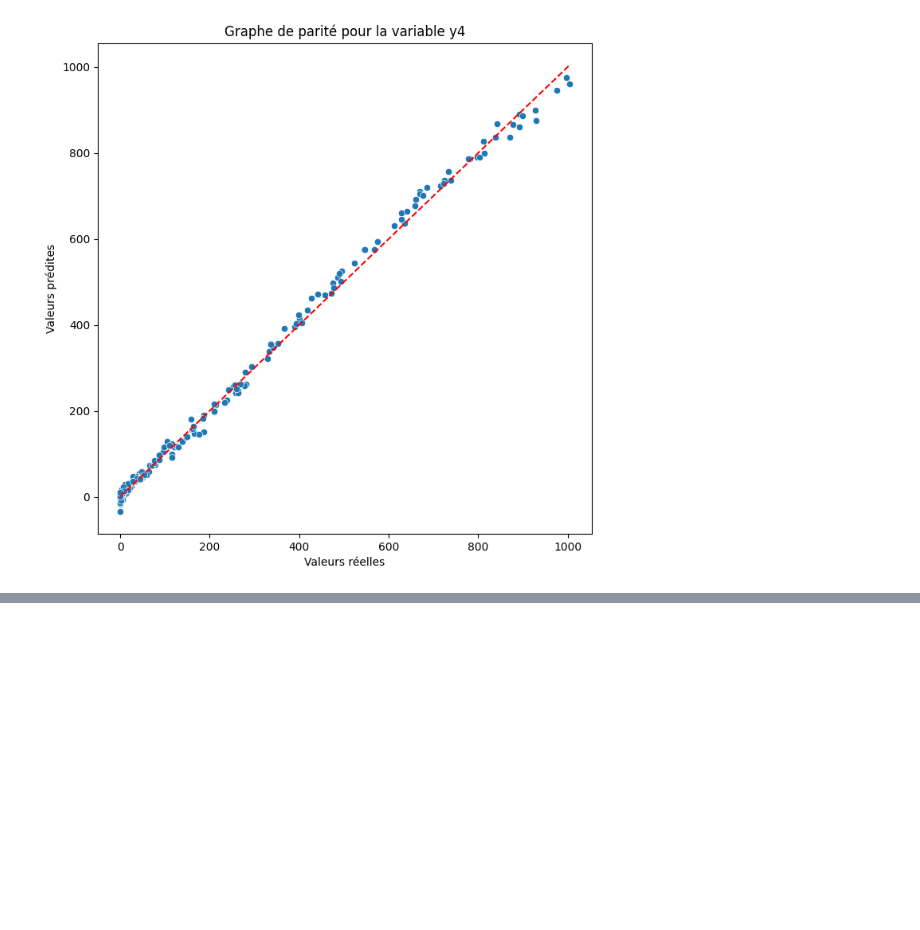
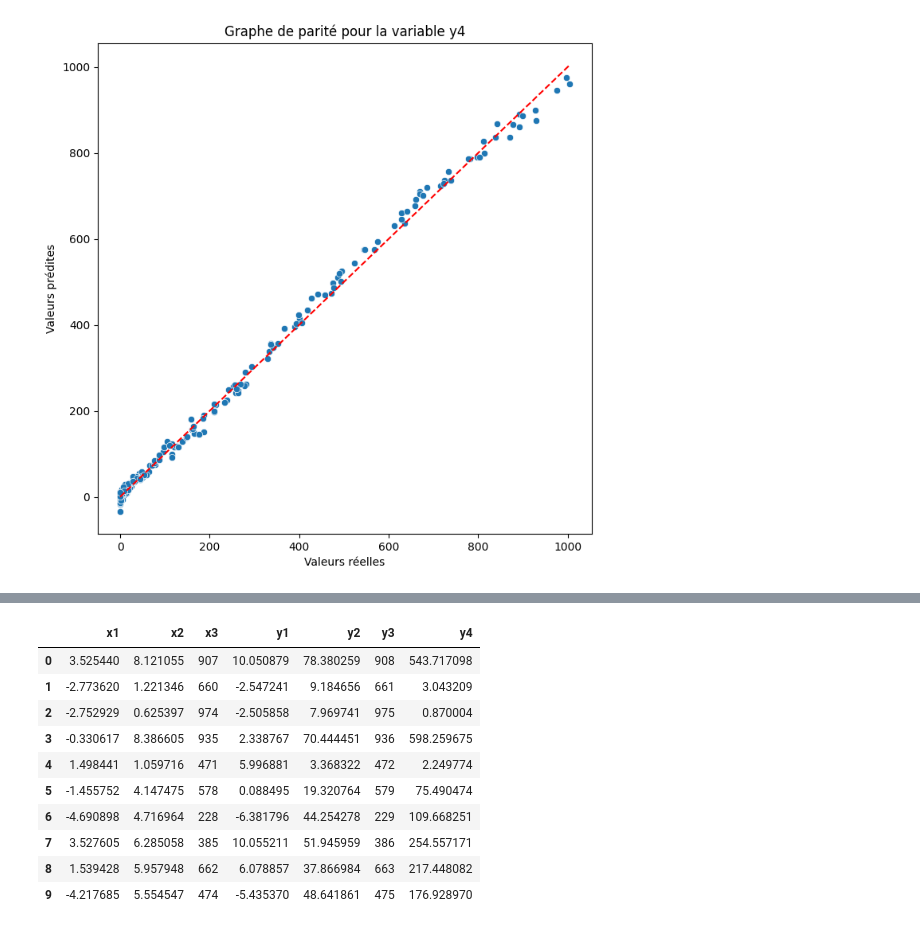
Before and after one commit to Obeksief/GUI_Efectis, a Jupyter notebook: yo.ipynb, the cells around one changed output, grey strips where cells are left out. Cells and saved outputs as stored; diff of their text form; code cells hidden in the pictures; blank space fills up the shorter version.

```diff
--- a/yo.ipynb
+++ b/yo.ipynb
@@ -177,0 +468,2 @@ for i in range(len(y.columns)):
+# %%
+data_inference_multi = pd.read_excel('inference_data.xlsx')
@@ -177,0 +479,19 @@ for i in range(len(y.columns)):
+# %%
+data_inference_multi['y1'] = 2 * data_inference_multi['x1'] + 3
+data_inference_multi['y2'] = data_inference_multi['x1'] ** 2 + data_inference_multi['x2'] ** 2
+data_inference_multi['y3'] = data_inference_multi['x3'] + 1
+data_inference_multi['y4'] = data_inference_multi['x2'] ** 3 + data_inference_multi['x2']
+# %%
+data_inference_multi.head(15)
+# %% [output]
+|  | x1 | x2 | x3 | y1 | y2 | y3 | y4 |
+| 0 | 3.525440 | 8.121055 | 907 | 10.050879 | 78.380259 | 908 | 543.717098 |
+| 1 | -2.773620 | 1.221346 | 660 | -2.547241 | 9.184656 | 661 | 3.043209 |
+| 2 | -2.752929 | 0.625397 | 974 | -2.505858 | 7.969741 | 975 | 0.870004 |
+| 3 | -0.330617 | 8.386605 | 935 | 2.338767 | 70.444451 | 936 | 598.259675 |
+| 4 | 1.498441 | 1.059716 | 471 | 5.996881 | 3.368322 | 472 | 2.249774 |
+| 5 | -1.455752 | 4.147475 | 578 | 0.088495 | 19.320764 | 579 | 75.490474 |
+| 6 | -4.690898 | 4.716964 | 228 | -6.381796 | 44.254278 | 229 | 109.668251 |
+| 7 | 3.527605 | 6.285058 | 385 | 10.055211 | 51.945959 | 386 | 254.557171 |
+| 8 | 1.539428 | 5.957948 | 662 | 6.078857 | 37.866984 | 663 | 217.448082 |
+| 9 | -4.217685 | 5.554547 | 474 | -5.435370 | 48.641861 | 475 | 176.928970 |
```
Also changed, not shown: parts of 32 cells of this notebook, 27 other files.
